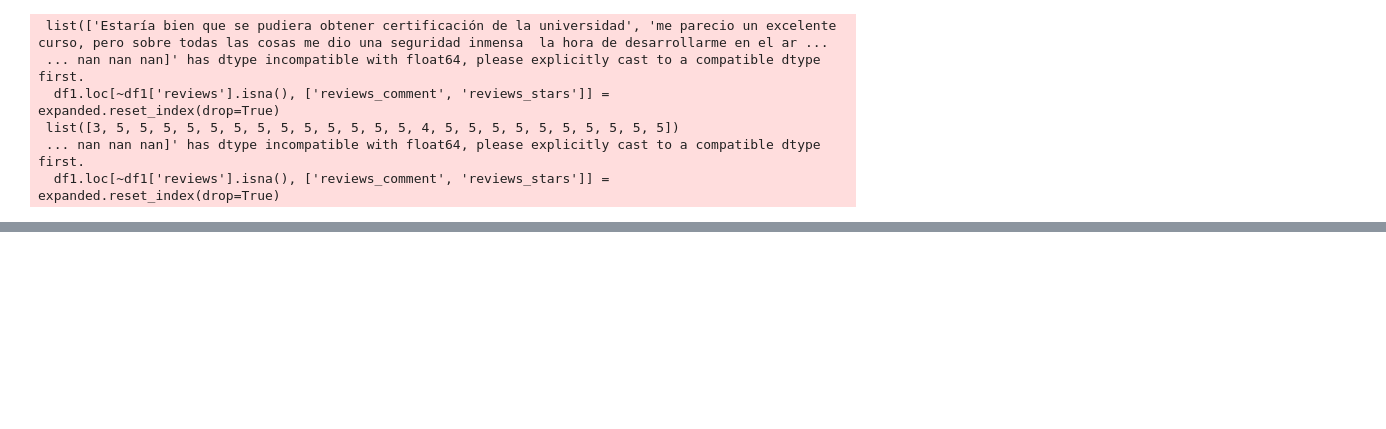
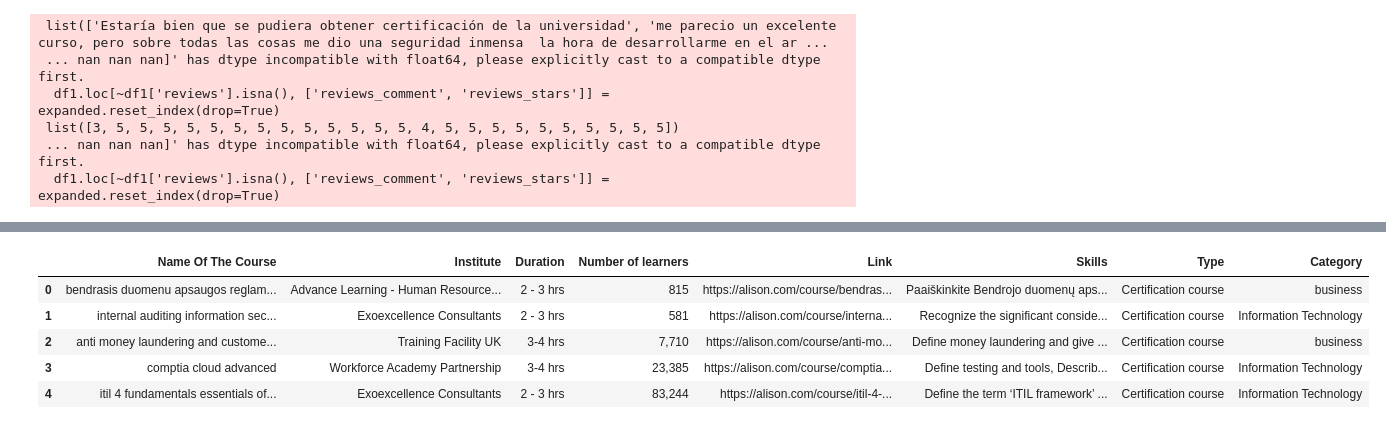
Before and after one commit to minimartzz/online-learning-so-mooc, a Jupyter notebook: mooc_data_prorcessing.ipynb, the cells around one changed output, grey strips where cells are left out. Saved outputs shown, nothing was run; the diff lists cells and outputs as text; code cells hidden in the pictures; blank space fills up the shorter version.

Commit message:
Update: Completed Datset 1. Started Dataset 2

```diff
--- a/mooc_data_prorcessing.ipynb
+++ b/mooc_data_prorcessing.ipynb
@@ -137,0 +178,3 @@ temp.head()
+# %%
+base = "data/mooc/dataset-of-15000-coursera-courses"
+alison = pd.read_csv(f"{base}/alison.csv")
@@ -137,0 +197,9 @@ temp.head()
+# %%
+alison.head()
+# %% [output]
+|  | Name Of The Course | Institute | Duration | Number of learners | Link | Skills | Type | Category |
+| 0 | bendrasis duomenu apsaugos reglam... | Advance Learning - Human Resource... | 2 - 3 hrs | 815 | https://alison.com/course/bendras... | Paaiškinkite Bendrojo duomenų aps... | Certification course | business |
+| 1 | internal auditing information sec... | Exoexcellence Consultants | 2 - 3 hrs | 581 | https://alison.com/course/interna... | Recognize the significant conside... | Certification course | Information Technology |
+| 2 | anti money laundering and custome... | Training Facility UK | 3-4 hrs | 7,710 | https://alison.com/course/anti-mo... | Define money laundering and give ... | Certification course | business |
+| 3 | comptia cloud advanced | Workforce Academy Partnership | 3-4 hrs | 23,385 | https://alison.com/course/comptia... | Define testing and tools, Describ... | Certification course | Information Technology |
+| 4 | itil 4 fundamentals essentials of... | Exoexcellence Consultants | 2 - 3 hrs | 83,244 | https://alison.com/course/itil-4-... | Define the term ‘ITIL framework’ ... | Certification course | Information Technology |
```
Also changed, not shown: parts of 19 cells of this notebook.
